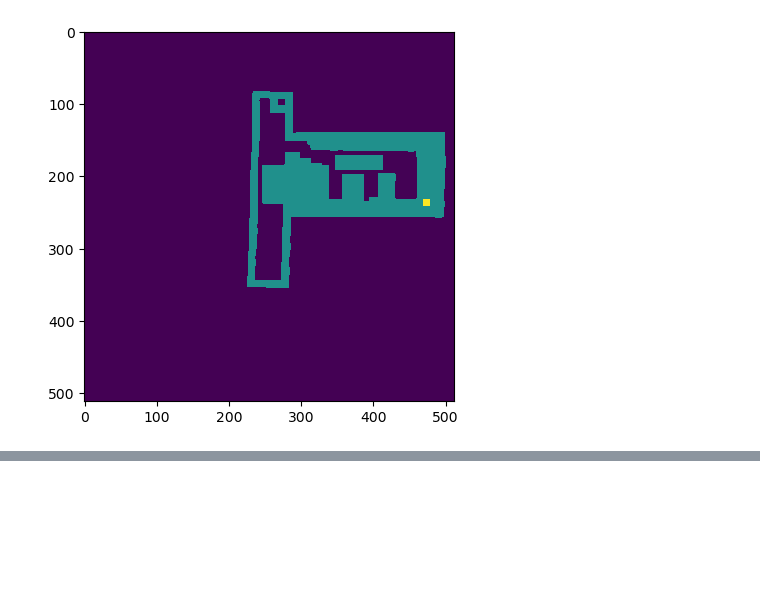
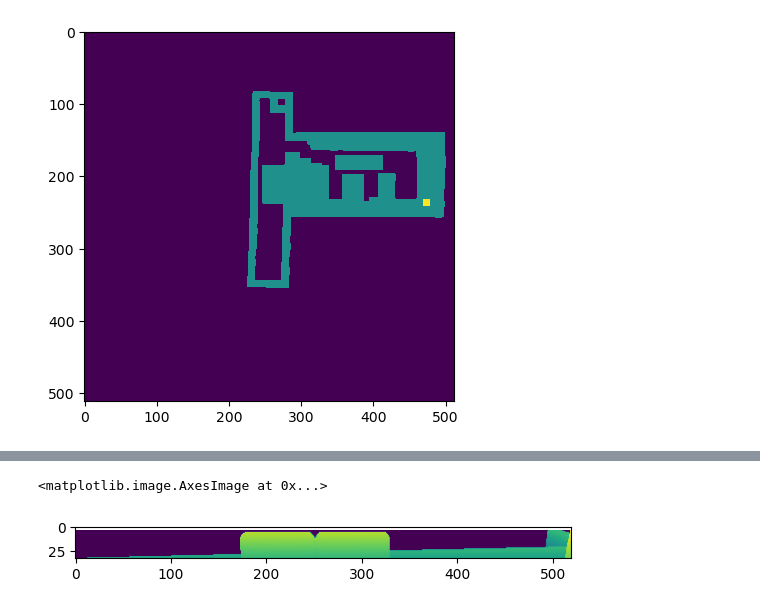
Before and after one commit to takeshi-pumas/catkin_extras, a Jupyter notebook: src/smaches/Segment_and_tfs.ipynb, the cells around one changed output, grey strips where cells are left out. Cells and saved outputs as stored; diff of their text form; code cells hidden in the pictures; blank space fills up the shorter version.

```diff
--- a/src/smaches/Segment_and_tfs.ipynb
+++ b/src/smaches/Segment_and_tfs.ipynb
@@ -505,0 +682,5 @@ pose
+# %%
+plt.imshow(corrected['z'][boundRect[1]:boundRect[1]+boundRect[3],boundRect[0]:boundRect[0]+boundRect[2]])
+# %% [output]
+<matplotlib.image.AxesImage at 0x...>
+[figure, added]
```
Also changed, not shown: parts of 28 cells of this notebook, 7 other files.
